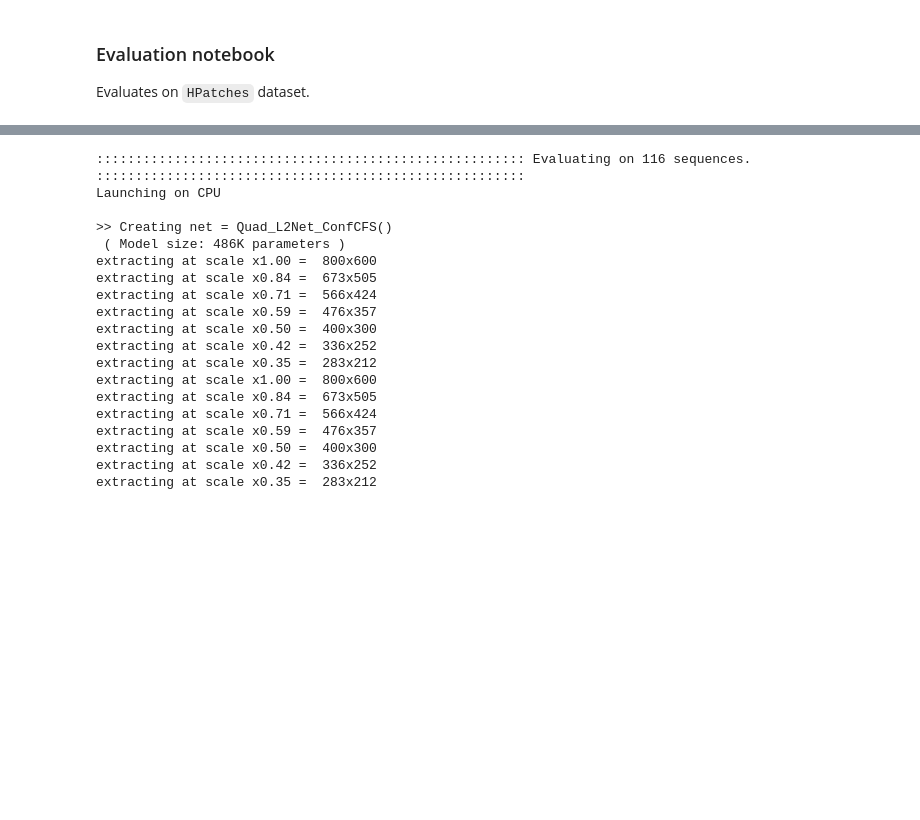
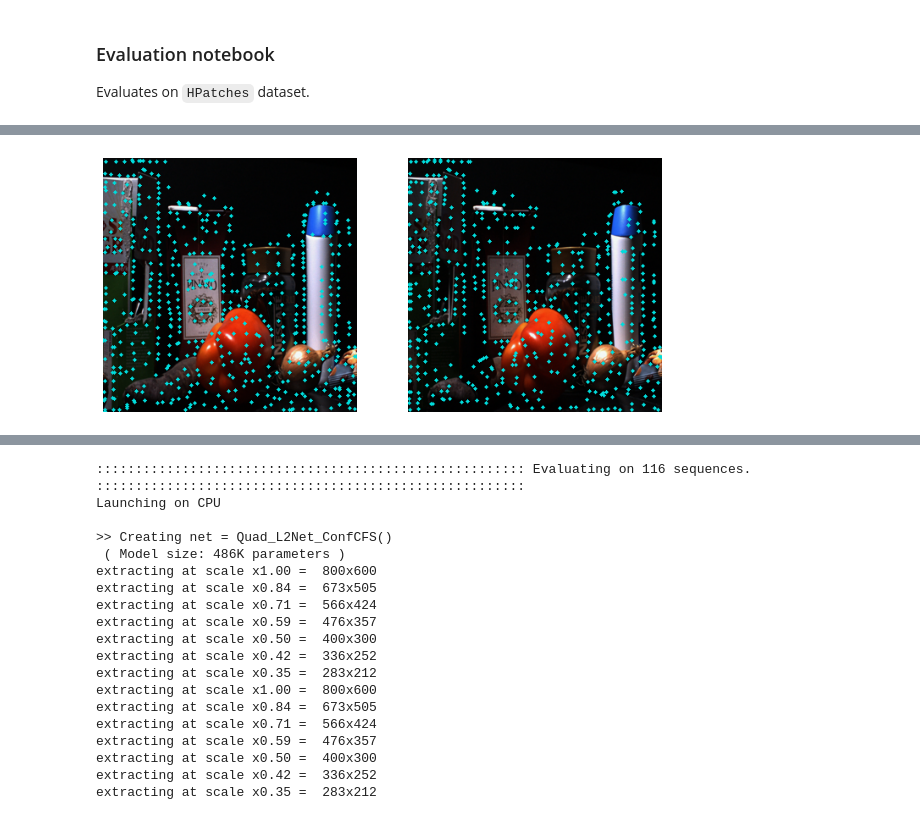
Before and after one commit to bpiyush/rotation-equivariant-lfm, a Jupyter notebook: notebooks/eval_on_hpatches.ipynb, the cells around one changed output, grey strips where cells are left out. Saved outputs shown, nothing was run; the diff lists cells and outputs as text; code cells hidden in the pictures; blank space fills up the shorter version.

Commit message:
Almost done with adding an inference script that generated results on HPatches for a given R2D2-like model

```diff
--- a/notebooks/eval_on_hpatches.ipynb
+++ b/notebooks/eval_on_hpatches.ipynb
@@ -20,6 +22,13 @@ from relfm.utils.matching import evaluate_matching_with_rotation, analyze_result
 # %%
 data_dir = join(REPO_PATH, "data/hpatches-sequences-release/")
 model_ckpt_path = join(REPO_PATH, "checkpoints/r2d2_WASF_N16.pt")
+output_dir = join(expanduser("~"), "outputs/rotation-equivariant-lfm")
 # %%
 assert isdir(data_dir)
+assert isdir(output_dir)
 assert exists(model_ckpt_path)
+
+gap_between_rotations=15
+imsize=300
+# %%
+save_dir = configure_save_dir(output_dir, model_ckpt_path, dataset_name="hpatches")
@@ -25,0 +39,73 @@ assert exists(model_ckpt_path)
+# %%
+sequences = glob(join(data_dir, "*"))
+rotations = np.arange(0, 360 + 1, gap_between_rotations, dtype=int)
+# %%
+for sequence in sequences:
+    # set path to the source image
+    img1_path = join(sequence, "1.ppm")
+    img1 = Image.open(img1_path).resize((imsize, imsize))
+
+    # load outputs for source image
+    sequence_name = os.path.basename(sequence)
+    save_path = join(save_dir, sequence_name, "1.npy")
+    img1_outputs = np.load(save_path, allow_pickle=True).item()
+
+    # possible indices of the target images
+    img2_indices = np.arange(2, 7)
+    # load all target images at once
+    img2s = [Image.open(join(sequence, f"{i}.ppm")).resize((imsize, imsize)) for i in img2_indices]
+
+    # load all homographies
+    Hs = [np.loadtxt(join(sequence, f"H_1_{i}")) for i in img2_indices]
+
+    rotation_grid, img2_indices_grid  = np.meshgrid(rotations, img2_indices)
+    rotation_grid, img2_indices_grid = rotation_grid.flatten(), img2_indices_grid.flatten()
+
+    iterator = tqdm_iterator(range(len(rotation_grid)), desc=f"Generating predictions for {sequence_name}")
+    for i in iterator:
+        rotation, img2_index = rotation_grid[i], img2_indices_grid[i]
+
+        print(f"Image {img2_index} with rotation {rotation}")
+
+        if img2_index != 2:
+            continue
+
+        img2 = img2s[img2_index - 2]
+        img2_rotated = img2.rotate(rotation)
+
+        H = Hs[img2_index - 2]
+
+        save_path = join(save_dir, sequence_name, f"{img2_index}_rotation_{rotation}.npy")
+        img2_outputs = np.load(save_path, allow_pickle=True).item()
+
+        # get keypoints and descriptors from the outputs
+        kps1 = img1_outputs["keypoints"]
+        des1 = img1_outputs["descriptors"]
+
+        kps2 = img2_outputs["keypoints"]
+        des2 = img2_outputs["descriptors"]
+        # rotation = img2_outputs["rotation"]
+
+        # show detected keypoints
+        show_images_with_keypoints([img1, img2_rotated], [kps1, kps2], radius=2)
+
+        # perform matching
+        width, height = img2.size
+        result = evaluate_matching_with_rotation(
+            kp1=kps1,
+            des1=des1,
+            kp2=kps2,
+            des2=des2,
+            H=H,
+            width=width,
+            height=height,
+            rotation=rotation,
+            return_metadata=True,
+            threshold=300.,
+        )
+
+        analyze_result(img1, img2_rotated, result, K=10)
+        break
+
+    break
+# %% [output]
@@ -25,0 +113 @@ assert exists(model_ckpt_path)
+[figure, added]
```
Also changed, not shown: parts of 4 cells of this notebook, 5 other files.
